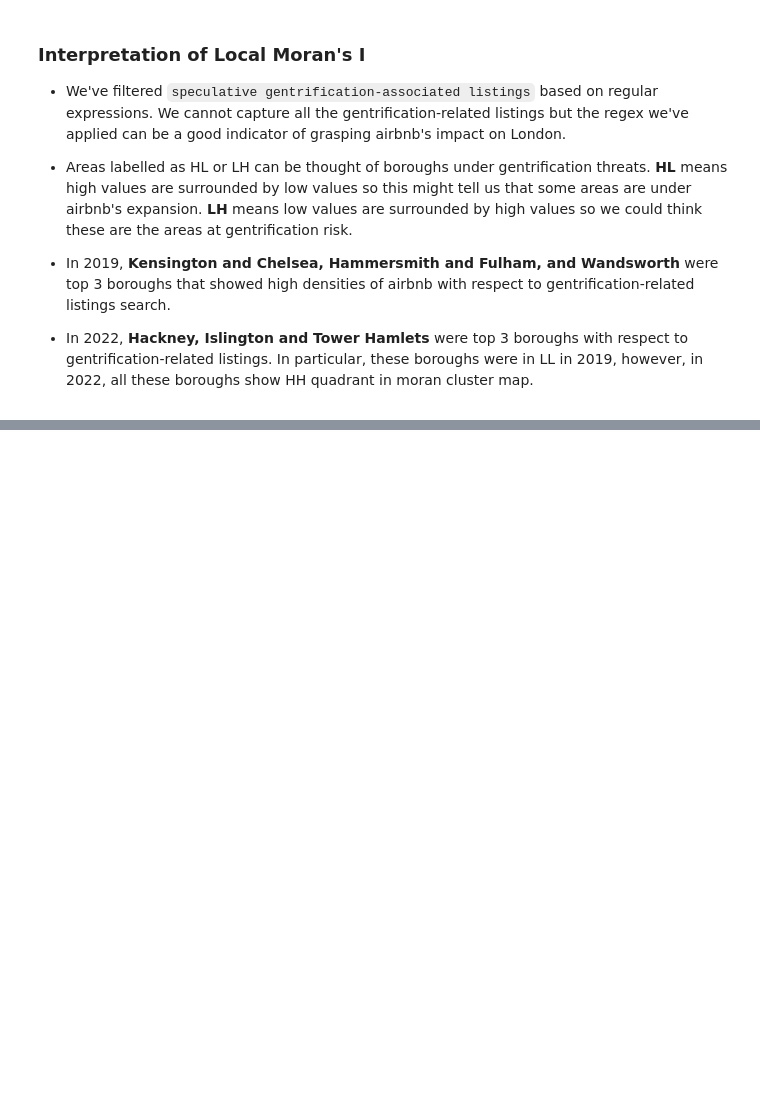
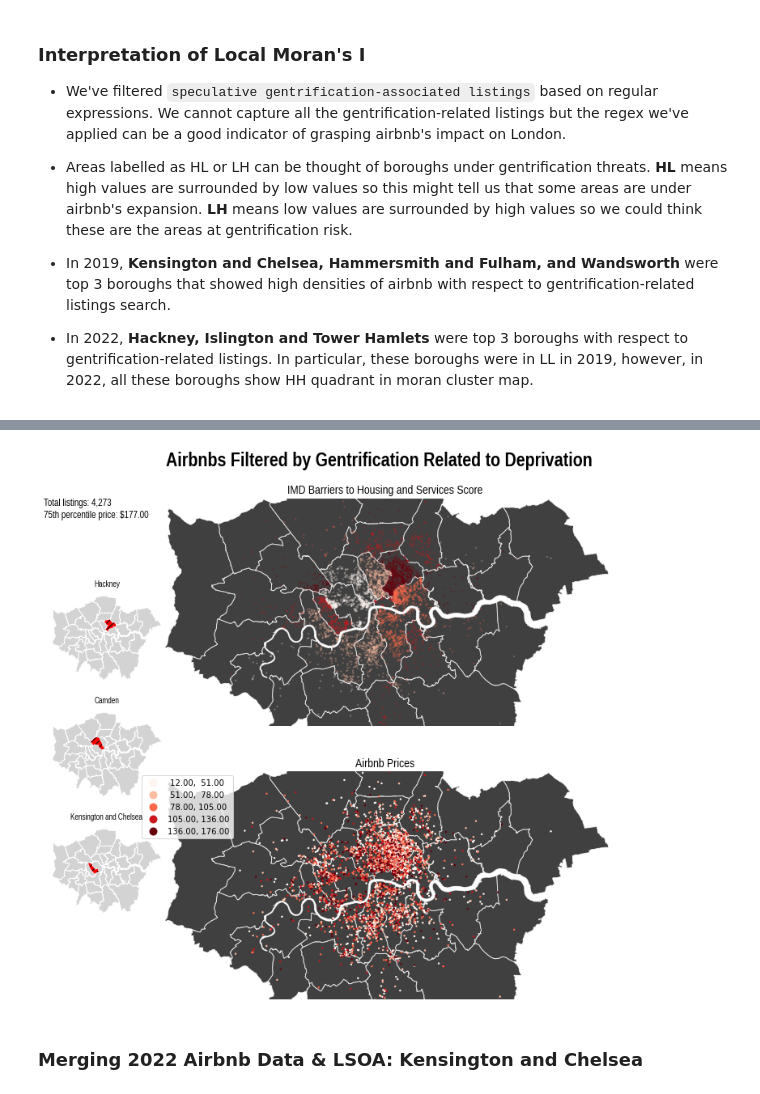
Before and after one commit to lordschmear/outline.fsds, a Jupyter notebook: Airbnb_Final.ipynb, the cells around one changed output, grey strips where cells are left out. Cells and saved outputs as stored; diff of their text form; code cells hidden in the pictures; blank space fills up the shorter version.

```diff
--- a/Airbnb_Final.ipynb
+++ b/Airbnb_Final.ipynb
@@ -1430,0 +1646,59 @@ Name: GSS_CODE, dtype: int64
+# %%
+tfont = {'fontname':'Liberation Sans Narrow', 'weight':'bold'}
+bfont = {'fontname':'Liberation Sans Narrow', 'weight':'normal', 'horizontalalignment':'left'}
+afont = {'fontname':'Liberation Sans Narrow', 'weight':'light'}
+# %%
+H = 'Hackney'
+K = 'Kensington and Chelsea'
+C = 'Camden'
+# %%
+f,axes = plt.subplots(2,1,figsize=(12,8))
+
+# Set up the plots
+ax1 = axes[0]
+ax1.set_title('IMD Barriers to Housing and Services Score', size=15, **afont)
+boros.plot(edgecolor='white', facecolor='black', linewidth=1, alpha=0.75, ax=ax1)
+airbnb_merged2.plot(markersize=2, column='Barriers to Housing and Services Score', cmap='Reds', alpha=0.2, scheme='Fisher_Jenks_Sampled', ax=ax1)
+ax1.set_xlim([500000, 565000])
+ax1.set_ylim([165000, 195000])
+
+ax2 = axes[1]
+ax2.set_title('Airbnb Prices', size=15, **afont)
+price_75 = airbnb_merged2['price'].quantile(0.75)
+price_gdf = price_gdf = airbnb_merged2[airbnb_merged2.price < price_75]
+boros.plot(edgecolor='white', facecolor='black', linewidth=1, alpha=0.75, ax=ax2)
+price_gdf.plot(column='price', markersize=2, ax=ax2, legend=True, cmap='Reds', scheme='Fisher_Jenks_Sampled')
+ax2.set_xlim([500000, 565000])
+ax2.set_ylim([165000, 195000])
+
+ax3 = f.add_axes([0.015, 0.8, 0.2, 0.2])
+ax3.set_title('Hackney', size=10, **afont)
+boros.plot(facecolor='lightgrey', edgecolor='w', linewidth=1, ax=ax3)
+boros[boros.NAME== H].plot(facecolor='r', edgecolor='none', hatch='///', ax=ax3)
+ax3.axis('off')
+
+ax4 = f.add_axes([0.015, 0.55, 0.2, 0.2])
+ax4.set_title('Camden', size=10, **afont)
+boros.plot(facecolor='lightgrey', edgecolor='w', linewidth=1, ax=ax4)
+boros[boros.NAME== C].plot(facecolor='r', edgecolor='none', hatch='///', ax=ax4)
+ax4.axis('off')
+
+ax5 = f.add_axes([0.015, 0.3, 0.2, 0.2])
+ax5.set_title('Kensington and Chelsea', size=10, **afont)
+boros.plot(facecolor='lightgrey', edgecolor='w', linewidth=1, ax=ax5)
+boros[boros.NAME== K].plot(facecolor='r', edgecolor='none', hatch='///', ax=ax5)
+ax5.axis('off')
+
+for ax in axes:
+    ax.axis('off')
+    ax.set_facecolor((.4, .4, .4, .2))
+
+f.subplots_adjust(top=1.2) # adjust the distance between the maps and the title
+f.suptitle("Airbnbs Filtered by Gentrification Related to Deprivation", x=0.2,y=1.3, ha='left', size=24, **tfont)
+plt.figtext(x=0.025, y=1.2, linespacing=1.4, va='top', size=12,
+            s=f"Total listings: {price_gdf['price'].count():,.0f}\n75th percentile price: ${price_75:,.2f}", **bfont)
+plt.show()
+# %% [output]
+[figure, added]
+# %% [markdown]
+### Merging 2022 Airbnb Data & LSOA: Kensington and Chelsea
```
Also changed, not shown: parts of 74 cells of this notebook.
